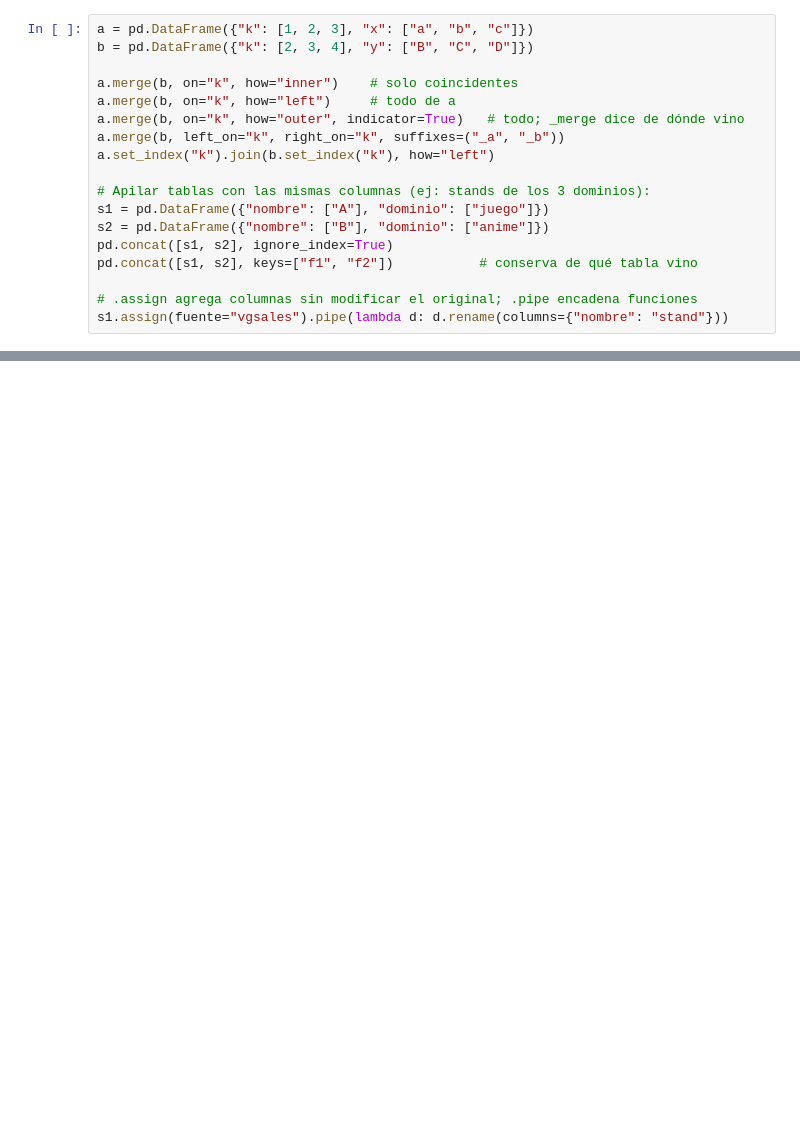
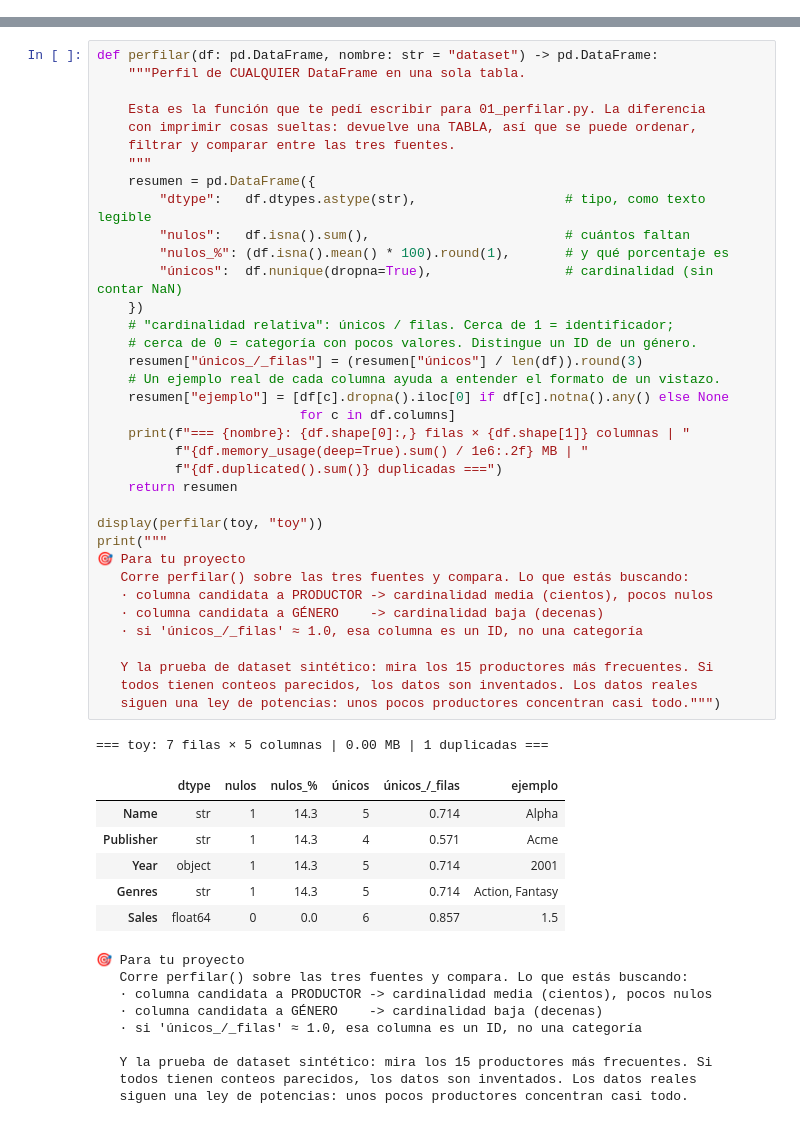
Before and after one commit to AH0106/gamecon, a Jupyter notebook: guia_pandas.ipynb, the cells around one changed output, grey strips where cells are left out. Saved outputs shown, nothing was run; the diff lists cells and outputs as text; blank space fills up the shorter version.

```diff
--- a/guia_pandas.ipynb
+++ b/guia_pandas.ipynb
@@ -360,18 +0,0 @@ base.pivot_table(index="Publisher", columns="tag", values="Name", aggfunc="count
-# %%
-a = pd.DataFrame({"k": [1, 2, 3], "x": ["a", "b", "c"]})
-b = pd.DataFrame({"k": [2, 3, 4], "y": ["B", "C", "D"]})
-
-a.merge(b, on="k", how="inner")    # solo coincidentes
-a.merge(b, on="k", how="left")     # todo de a
-a.merge(b, on="k", how="outer", indicator=True)   # todo; _merge dice de dónde vino
-a.merge(b, left_on="k", right_on="k", suffixes=("_a", "_b"))
-a.set_index("k").join(b.set_index("k"), how="left")
-
-# Apilar tablas con las mismas columnas (ej: stands de los 3 dominios):
-s1 = pd.DataFrame({"nombre": ["A"], "dominio": ["juego"]})
-s2 = pd.DataFrame({"nombre": ["B"], "dominio": ["anime"]})
-pd.concat([s1, s2], ignore_index=True)
-pd.concat([s1, s2], keys=["f1", "f2"])           # conserva de qué tabla vino
-
-# .assign agrega columnas sin modificar el original; .pipe encadena funciones
-s1.assign(fuente="vgsales").pipe(lambda d: d.rename(columns={"nombre": "stand"}))
@@ -522,0 +382,53 @@ docs = [{k: (v.item() if hasattr(v, "item") else v) for k, v in d.items()} for d
+# %%
+def perfilar(df: pd.DataFrame, nombre: str = "dataset") -> pd.DataFrame:
+    """Perfil de CUALQUIER DataFrame en una sola tabla.
+
+    Esta es la función que te pedí escribir para 01_perfilar.py. La diferencia
+    con imprimir cosas sueltas: devuelve una TABLA, así que se puede ordenar,
+    filtrar y comparar entre las tres fuentes.
+    """
+    resumen = pd.DataFrame({
+        "dtype":   df.dtypes.astype(str),                   # tipo, como texto legible
+        "nulos":   df.isna().sum(),                         # cuántos faltan
+        "nulos_%": (df.isna().mean() * 100).round(1),       # y qué porcentaje es
+        "únicos":  df.nunique(dropna=True),                 # cardinalidad (sin contar NaN)
+    })
+    # "cardinalidad relativa": únicos / filas. Cerca de 1 = identificador;
+    # cerca de 0 = categoría con pocos valores. Distingue un ID de un género.
+    resumen["únicos_/_filas"] = (resumen["únicos"] / len(df)).round(3)
+    # Un ejemplo real de cada columna ayuda a entender el formato de un vistazo.
+    resumen["ejemplo"] = [df[c].dropna().iloc[0] if df[c].notna().any() else None
+                          for c in df.columns]
+    print(f"=== {nombre}: {df.shape[0]:,} filas × {df.shape[1]} columnas | "
+          f"{df.memory_usage(deep=True).sum() / 1e6:.2f} MB | "
+          f"{df.duplicated().sum()} duplicadas ===")
+    return resumen
+
+display(perfilar(toy, "toy"))
+print("""
+🎯 Para tu proyecto
+   Corre perfilar() sobre las tres fuentes y compara. Lo que estás buscando:
+   · columna candidata a PRODUCTOR -> cardinalidad media (cientos), pocos nulos
+   · columna candidata a GÉNERO    -> cardinalidad baja (decenas)
+   · si 'únicos_/_filas' ≈ 1.0, esa columna es un ID, no una categoría
+
+   Y la prueba de dataset sintético: mira los 15 productores más frecuentes. Si
+   todos tienen conteos parecidos, los datos son inventados. Los datos reales
+   siguen una ley de potencias: unos pocos productores concentran casi todo.""")
+# %% [output]
+=== toy: 7 filas × 5 columnas | 0.00 MB | 1 duplicadas ===
+|  | dtype | nulos | nulos_% | únicos | únicos_/_filas | ejemplo |
+| Name | str | 1 | 14.3 | 5 | 0.714 | Alpha |
+| Publisher | str | 1 | 14.3 | 4 | 0.571 | Acme |
+| Year | object | 1 | 14.3 | 5 | 0.714 | 2001 |
+| Genres | str | 1 | 14.3 | 5 | 0.714 | Action, Fantasy |
+| Sales | float64 | 0 | 0.0 | 6 | 0.857 | 1.5 |
+🎯 Para tu proyecto
+   Corre perfilar() sobre las tres fuentes y compara. Lo que estás buscando:
+   · columna candidata a PRODUCTOR -> cardinalidad media (cientos), pocos nulos
+   · columna candidata a GÉNERO    -> cardinalidad baja (decenas)
+   · si 'únicos_/_filas' ≈ 1.0, esa columna es un ID, no una categoría
+
+   Y la prueba de dataset sintético: mira los 15 productores más frecuentes. Si
+   todos tienen conteos parecidos, los datos son inventados. Los datos reales
+   siguen una ley de potencias: unos pocos productores concentran casi todo.
```
Also changed, not shown: parts of 91 cells of this notebook, 1 other file.
